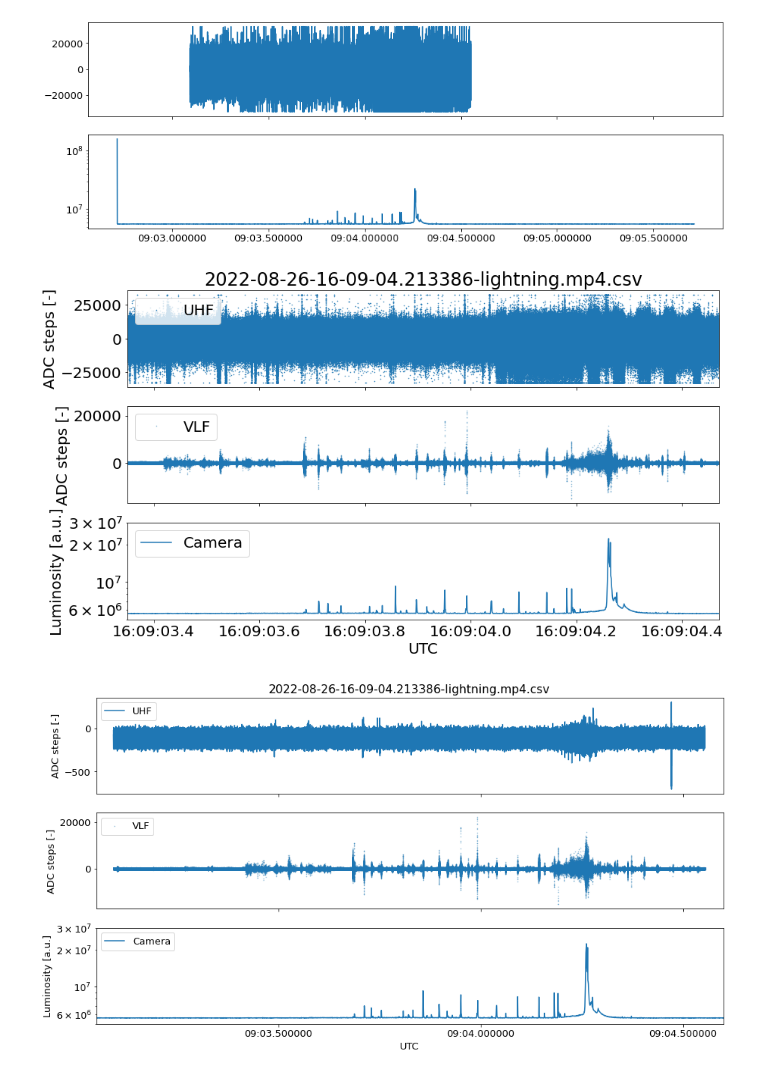
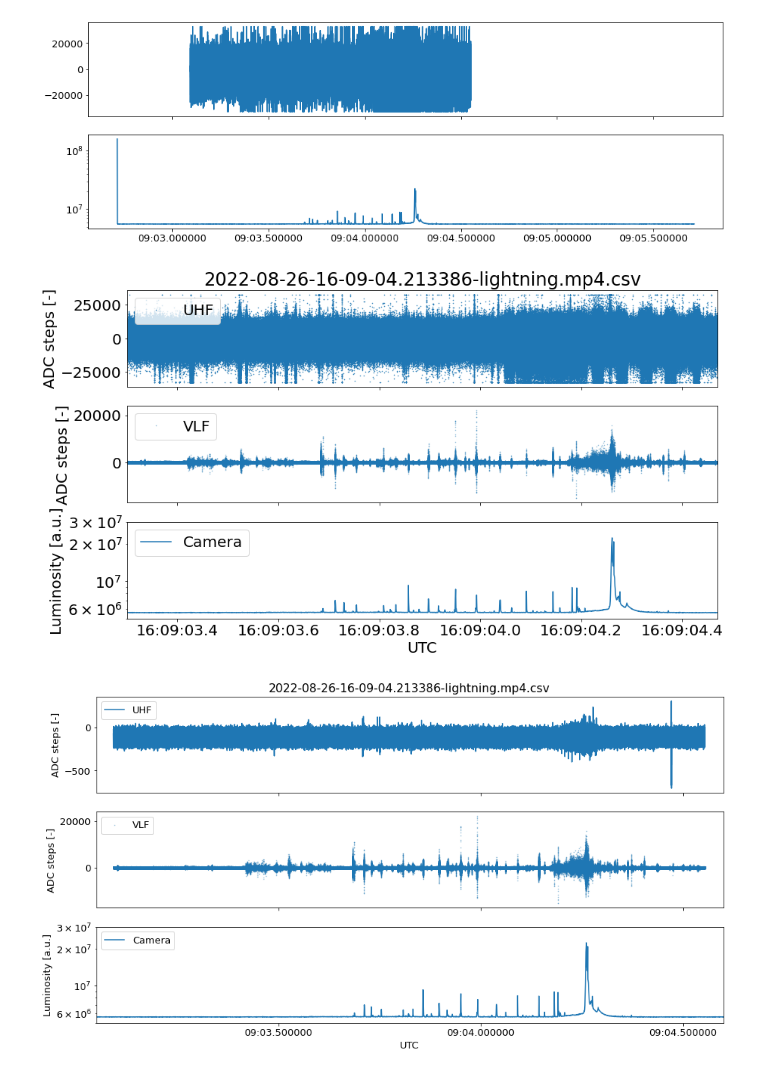
Before and after one commit to ODZ-UJF-AV-CR/thesis_parallella, a Jupyter notebook: notebooks/radio-browser2-P.ipynb, the cells around one changed output. Saved outputs shown, nothing was run; the diff lists cells and outputs as text; code cells hidden in the pictures.

```diff
--- a/notebooks/radio-browser2-P.ipynb
+++ b/notebooks/radio-browser2-P.ipynb
@@ -251,35 +251,35 @@ signalU = pd.DataFrame(signal_samples)
 signalV = pd.DataFrame(signal_samples_vlf)
 
 # ten offset triggeru 1.12xxx jsem urcil experimentalne
 signalU['time'] = trigger + pd.to_timedelta(signalU.index * 1/sps - 1.121, unit='s') # in seconds
 signalV['time'] = trigger + pd.to_timedelta(signalV.index * 1/sps - 1.121, unit='s') # in seconds
 
 signalU.set_index('time', drop=False, inplace=True)
 #signalU = signalU.resample('5us').mean()
 
 ax[0].plot(signalU[0], linestyle="", marker=".", alpha=1.0, markersize=1, label='UHF')
 #ax[0].plot(signalU[0], label='UHF')
 ax[1].plot(signalV['time'],signalV[0], linestyle="", marker=".", alpha=0.5, markersize=1, label='VLF')
 ax[2].plot(y['time'], y['0'], label='Camera')
 ax[2].set_yscale('log')
 ax[0].legend(loc=2)
 ax[1].legend(loc=2)
 ax[2].legend(loc=2)
 ax[2].set_xlabel('UTC')
 ax[0].set_ylabel('ADC steps [-]')
 ax[1].set_ylabel('ADC steps [-]')
 ax[2].set_ylabel('Luminosity [a.u.]')
 ax[2].set_ylim(5e6, 3e7)
-ax[2].set_xlim(pd.to_datetime('2022-08-26 16:09:03.35'), pd.to_datetime('2022-08-26 16:09:04.47'))
+ax[2].set_xlim(pd.to_datetime('2022-08-26 16:09:03.30'), pd.to_datetime('2022-08-26 16:09:04.47'))
 ax[0].set_title(st)
 
 xfmt = lambda x, pos: mdates.DateFormatter('%H:%M:%S.%f')(x)[:-5]
 ax[2].xaxis.set_major_formatter(plt.FuncFormatter(xfmt))
 
 plt.savefig("/home/kakl/thesis_parallella/pic/fig_UHF_VLF_noise.png", format="png", dpi=300, bbox_inches="tight")
 plt.show()
 # %% [output]
-[figure, old version]
+[figure, new version]
 # %%
 plt.rcParams.update({'font.size': 13})
 fig, (ax) = plt.subplots(nrows=3, sharex=True, figsize=(15,8))
```
Also changed, not shown: 1 other file.
